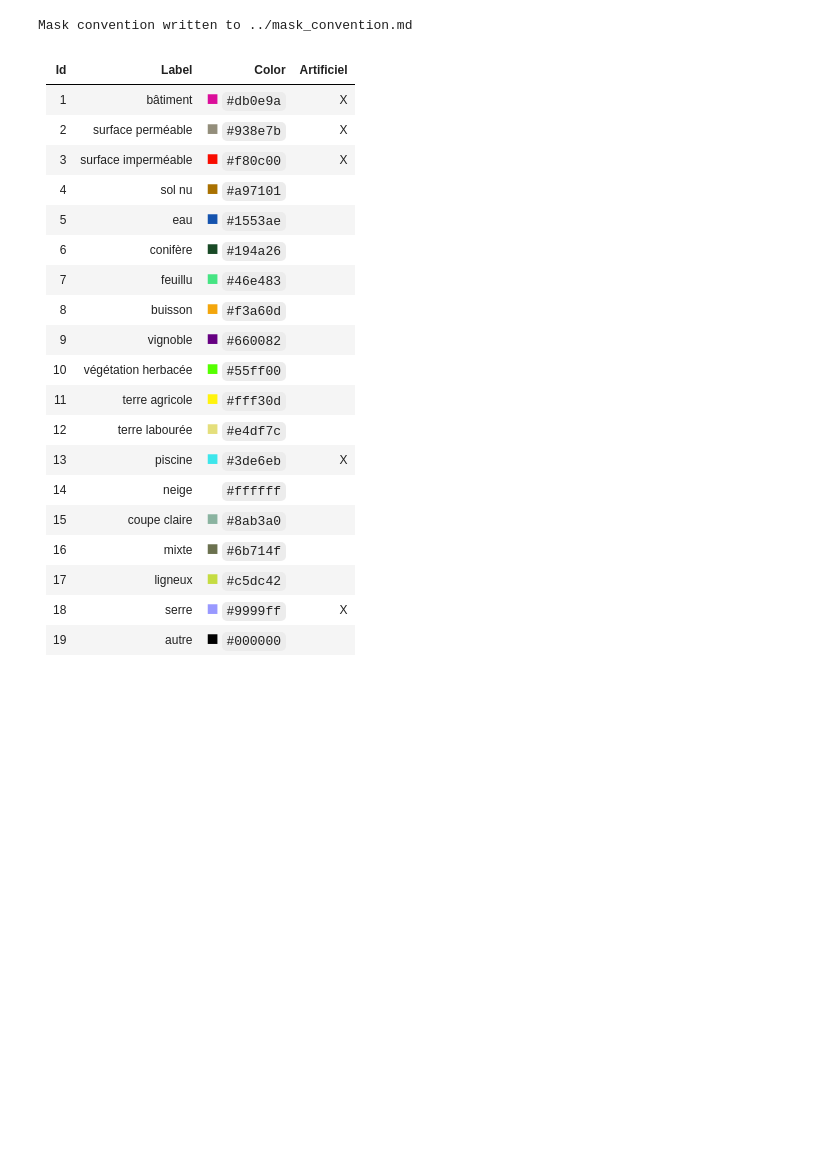
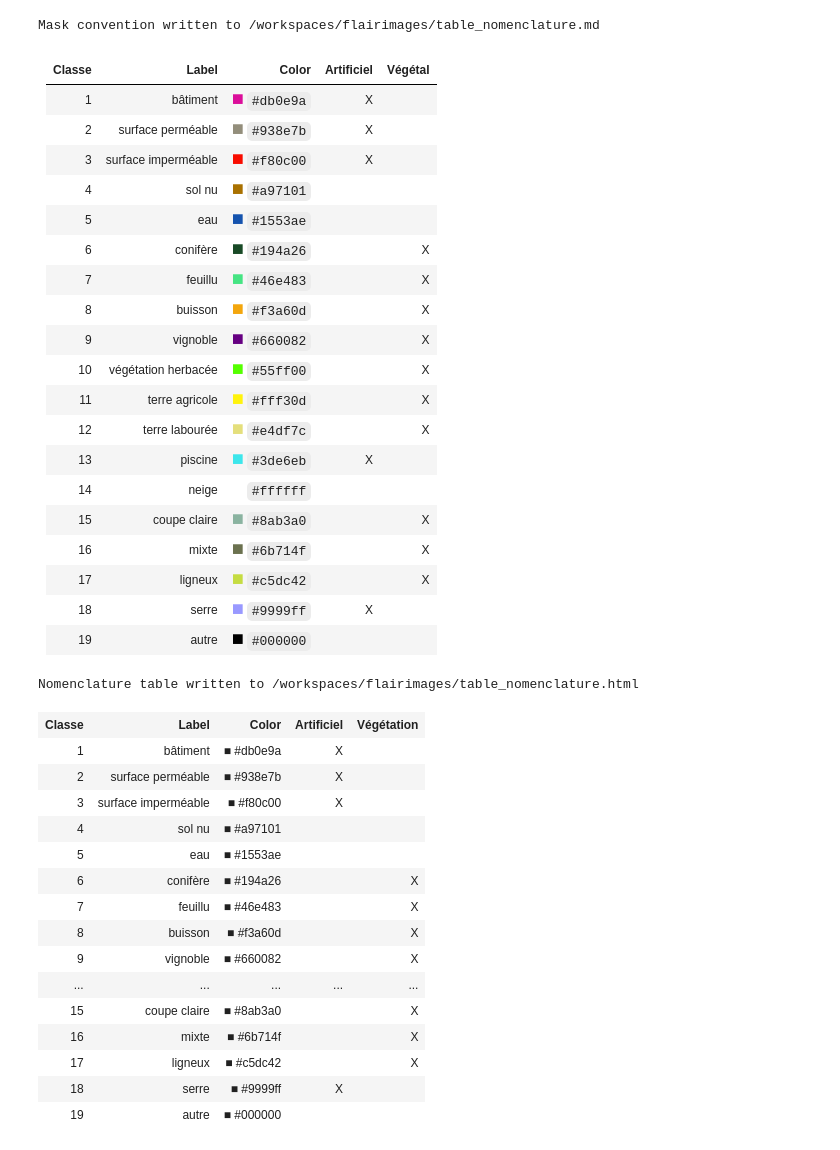
Before and after one commit to ChallengeDataTest/flairimages, a Jupyter notebook: src/divers_utils.ipynb, the cells around one changed output. Cells and saved outputs as stored; diff of their text form; code cells hidden in the pictures; blank space fills up the shorter version.

```diff
--- a/src/divers_utils.ipynb
+++ b/src/divers_utils.ipynb
@@ -5,0 +5,5 @@ config = read_config('../config/config.yaml')
+# %%
+# massage this to get the correct project root path (e.g. /../xxxx/myProjectName/)
+root_dir = Path().resolve().parents[0]
+config_file = root_dir / 'config' /'config.yml'
+config = read_config(file_path=config_file, root_dir=root_dir)
@@ -6,26 +20,48 @@ config = read_config('../config/config.yaml')
 # %%
-md = make_mask_convention_markdown(config=config, output_file='../mask_convention.md')
-display_markdown(md, raw=True)
+md = make_nomenclature_markdown(config=config, output_file=root_dir/'table_nomenclature.md')
+display_markdown(md, raw=True);
+# save the jupyter cell output to an png file
 # %% [output]
-Mask convention written to ../mask_convention.md
+Mask convention written to /workspaces/flairimages/table_nomenclature.md
-| Id | Label | Color | Artificiel |
-|---|-------|-------|---|
-| 1  | bâtiment | <span style="color:#db0e9a; font-size: 20px;">■</span> `#db0e9a` | X |
-| 2  | surface perméable | <span style="color:#938e7b; font-size: 20px;">■</span> `#938e7b` | X |
-| 3  | surface imperméable | <span style="color:#f80c00; font-size: 20px;">■</span> `#f80c00` | X |
-| 4  | sol nu | <span style="color:#a97101; font-size: 20px;">■</span> `#a97101` |  |
-| 5  | eau | <span style="color:#1553ae; font-size: 20px;">■</span> `#1553ae` |  |
-| 6  | conifère | <span style="color:#194a26; font-size: 20px;">■</span> `#194a26` |  |
-| 7  | feuillu | <span style="color:#46e483; font-size: 20px;">■</span> `#46e483` |  |
-| 8  | buisson | <span style="color:#f3a60d; font-size: 20px;">■</span> `#f3a60d` |  |
-| 9  | vignoble | <span style="color:#660082; font-size: 20px;">■</span> `#660082` |  |
-| 10  | végétation herbacée | <span style="color:#55ff00; font-size: 20px;">■</span> `#55ff00` |  |
-| 11  | terre agricole | <span style="color:#fff30d; font-size: 20px;">■</span> `#fff30d` |  |
-| 12  | terre labourée | <span style="color:#e4df7c; font-size: 20px;">■</span> `#e4df7c` |  |
-| 13  | piscine | <span style="color:#3de6eb; font-size: 20px;">■</span> `#3de6eb` | X |
-| 14  | neige | <span style="color:#ffffff; font-size: 20px;">■</span> `#ffffff` |  |
-| 15  | coupe claire | <span style="color:#8ab3a0; font-size: 20px;">■</span> `#8ab3a0` |  |
-| 16  | mixte | <span style="color:#6b714f; font-size: 20px;">■</span> `#6b714f` |  |
-| 17  | ligneux | <span style="color:#c5dc42; font-size: 20px;">■</span> `#c5dc42` |  |
-| 18  | serre | <span style="color:#9999ff; font-size: 20px;">■</span> `#9999ff` | X |
-| 19  | autre | <span style="color:#000000; font-size: 20px;">■</span> `#000000` |  |
+| Classe | Label | Color | Artificiel | Végétal |
+|---|-------|-------|---|---|
+| 1  | bâtiment |<span style="color:#db0e9a; font-size: 20px;">■</span> `#db0e9a` | X |
+| 2  | surface perméable |<span style="color:#938e7b; font-size: 20px;">■</span> `#938e7b` | X |
+| 3  | surface imperméable |<span style="color:#f80c00; font-size: 20px;">■</span> `#f80c00` | X |
+| 4  | sol nu |<span style="color:#a97101; font-size: 20px;">■</span> `#a97101` |  |
+| 5  | eau |<span style="color:#1553ae; font-size: 20px;">■</span> `#1553ae` |  |
+| 6  | conifère |<span style="color:#194a26; font-size: 20px;">■</span> `#194a26` |  | X
+| 7  | feuillu |<span style="color:#46e483; font-size: 20px;">■</span> `#46e483` |  | X
+| 8  | buisson |<span style="color:#f3a60d; font-size: 20px;">■</span> `#f3a60d` |  | X
+| 9  | vignoble |<span style="color:#660082; font-size: 20px;">■</span> `#660082` |  | X
+| 10  | végétation herbacée |<span style="color:#55ff00; font-size: 20px;">■</span> `#55ff00` |  | X
+| 11  | terre agricole |<span style="color:#fff30d; font-size: 20px;">■</span> `#fff30d` |  | X
+| 12  | terre labourée |<span style="color:#e4df7c; font-size: 20px;">■</span> `#e4df7c` |  | X
+| 13  | piscine |<span style="color:#3de6eb; font-size: 20px;">■</span> `#3de6eb` | X |
+| 14  | neige |<span style="color:#ffffff; font-size: 20px;">■</span> `#ffffff` |  |
+| 15  | coupe claire |<span style="color:#8ab3a0; font-size: 20px;">■</span> `#8ab3a0` |  | X
+| 16  | mixte |<span style="color:#6b714f; font-size: 20px;">■</span> `#6b714f` |  | X
+| 17  | ligneux |<span style="color:#c5dc42; font-size: 20px;">■</span> `#c5dc42` |  | X
+| 18  | serre |<span style="color:#9999ff; font-size: 20px;">■</span> `#9999ff` | X |
+| 19  | autre |<span style="color:#000000; font-size: 20px;">■</span> `#000000` |  |
+# %%
+html = make_nomenclature_html(config=config, output_file=root_dir/'table_nomenclature.html', );
+display_html(html, raw=True);
+# %% [output]
+Nomenclature table written to /workspaces/flairimages/table_nomenclature.html
+| Classe | Label | Color | Artificiel | Végétation |
+| 1 | bâtiment | ■ #db0e9a | X |  |
+| 2 | surface perméable | ■ #938e7b | X |  |
+| 3 | surface imperméable | ■ #f80c00 | X |  |
+| 4 | sol nu | ■ #a97101 |  |  |
+| 5 | eau | ■ #1553ae |  |  |
+| 6 | conifère | ■ #194a26 |  | X |
+| 7 | feuillu | ■ #46e483 |  | X |
+| 8 | buisson | ■ #f3a60d |  | X |
+| 9 | vignoble | ■ #660082 |  | X |
+| ... | ... | ... | ... | ... |
+| 15 | coupe claire | ■ #8ab3a0 |  | X |
+| 16 | mixte | ■ #6b714f |  | X |
+| 17 | ligneux | ■ #c5dc42 |  | X |
+| 18 | serre | ■ #9999ff | X |  |
+| 19 | autre | ■ #000000 |  |  |
```
Also changed, not shown: parts of 3 cells of this notebook, 7 other files.
